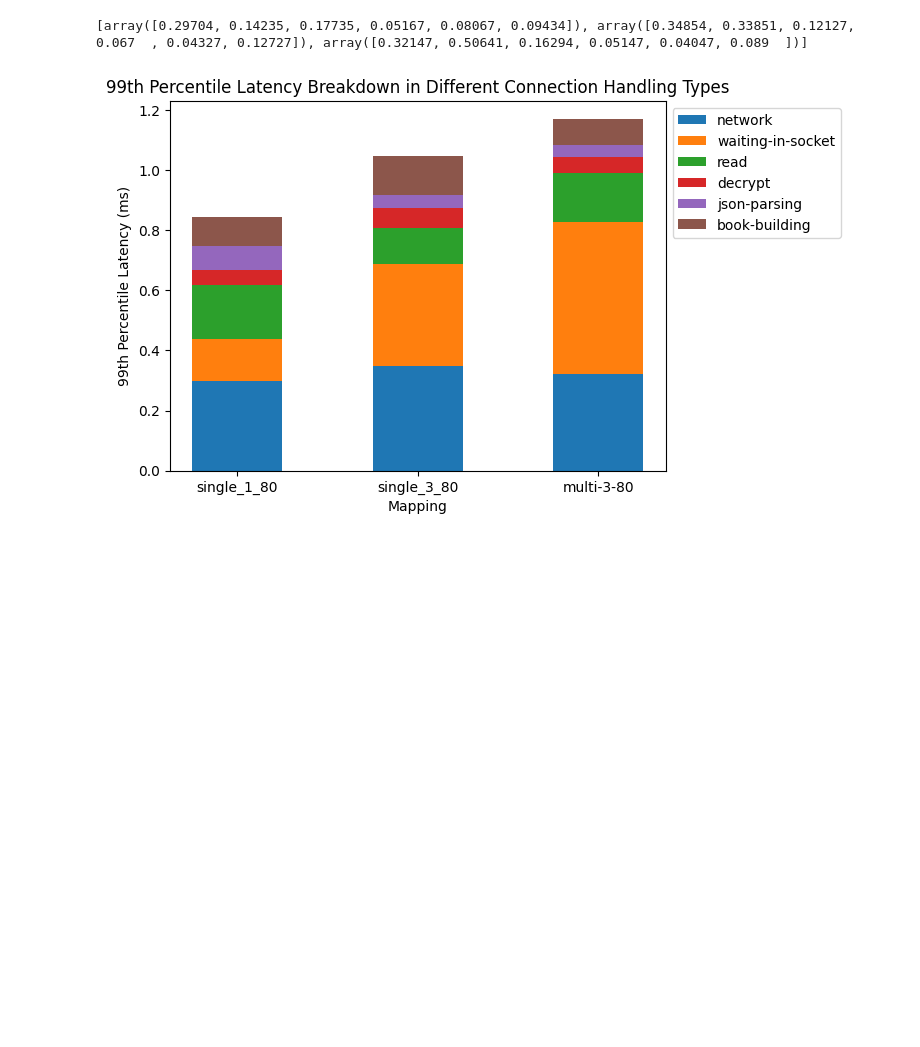
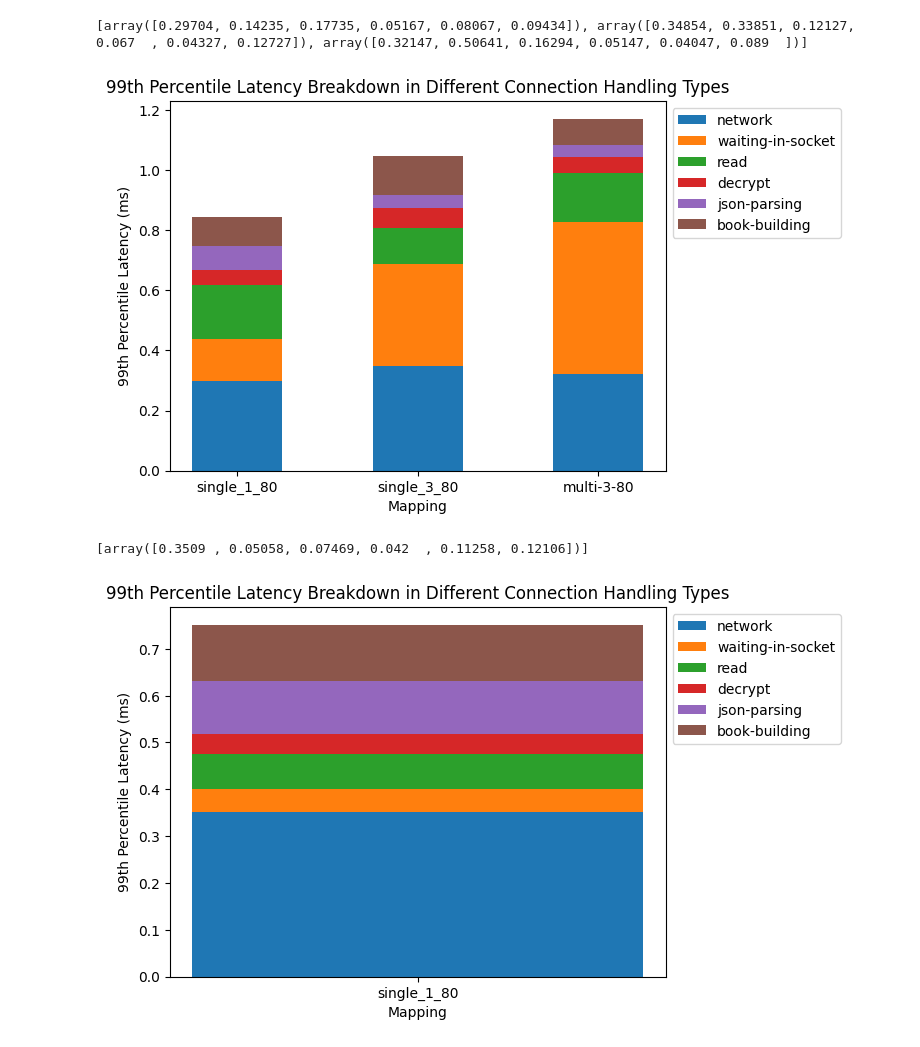
Before and after one commit to alptugp/HFT-System, a Jupyter notebook: analysis.ipynb, the cells around one changed output. Saved outputs shown, nothing was run; the diff lists cells and outputs as text; code cells hidden in the pictures; blank space fills up the shorter version.

```diff
--- a/analysis.ipynb
+++ b/analysis.ipynb
@@ -62,3 +62,67 @@ plt.show()
 # %% [output]
 [array([0.29704, 0.14235, 0.17735, 0.05167, 0.08067, 0.09434]), array([0.34854, 0.33851, 0.12127, 0.067  , 0.04327, 0.12727]), array([0.32147, 0.50641, 0.16294, 0.05147, 0.04047, 0.089  ])]
 [figure]
+# %%
+import matplotlib.pyplot as plt
+import numpy as np
+
+files = []
+
+# Function to filter lines based on the condition
+def filter_lines(file_path):
+    filtered_lines = []
+    with open(file_path, "r") as file:
+        for line in file:
+            values = [float(val) for val in line.strip().split(',')]
+            if all(val < 1 for val in values) and values[0] < 0.5:
+                filtered_lines.append(line)
+    return filtered_lines
+
+# Read and filter each file
+files.append(filter_lines("after-separation-kraken-book-builder/new.txt"))
+# files.append(filter_lines("after-separation-kraken-book-builder/single-3-80-kraken.txt"))
+# files.append(filter_lines("after-separation-kraken-book-builder/multi-3-80-kraken.txt"))
+
+types = (
+    "single_1_80",
+    # "single_3_80",
+    # "multi-3-80",
+)
+
+# Convert the filtered lines into NumPy arrays
+datas = [np.array([[float(val) for val in line.strip().split(',')] for line in file]) for file in files]
+
+# # Calculate the 99th percentile for each column
+# processed_datas = list(map(lambda d:  np.percentile(d, 99, axis=0), datas))
+processed_datas = list(map(lambda d:  np.percentile(d, 99, axis=0), datas))
+
+print(processed_datas)
+latency_percentiles_99 = {
+    "network": np.array([processed_data[0] for processed_data in processed_datas]),
+    "waiting-in-socket": np.array([processed_data[1] for processed_data in processed_datas]),
+    "read": np.array([processed_data[2] for processed_data in processed_datas]),
+    "decrypt": np.array([processed_data[3] for processed_data in processed_datas]),
+    "json-parsing": np.array([processed_data[4] for processed_data in processed_datas]),
+    "book-building": np.array([processed_data[5] for processed_data in processed_datas]),
+}
+
+width = 0.5
+
+fig, ax = plt.subplots()
+total_latency = np.zeros(len(types))
+
+for stage, latency in latency_percentiles_99.items():
+    p = ax.bar(types, latency, width, label=stage, bottom=total_latency)
+    total_latency += latency
+
+ax.set_title("99th Percentile Latency Breakdown in Different Connection Handling Types")
+
+ax.set_xlabel('Mapping')
+ax.set_ylabel('99th Percentile Latency (ms)')
+
+ax.legend(loc='upper left', bbox_to_anchor=(1, 1))
+
+plt.show()
+# %% [output]
+[array([0.3509 , 0.05058, 0.07469, 0.042  , 0.11258, 0.12106])]
+[figure, added]
```
Also changed, not shown: 9 other files.
